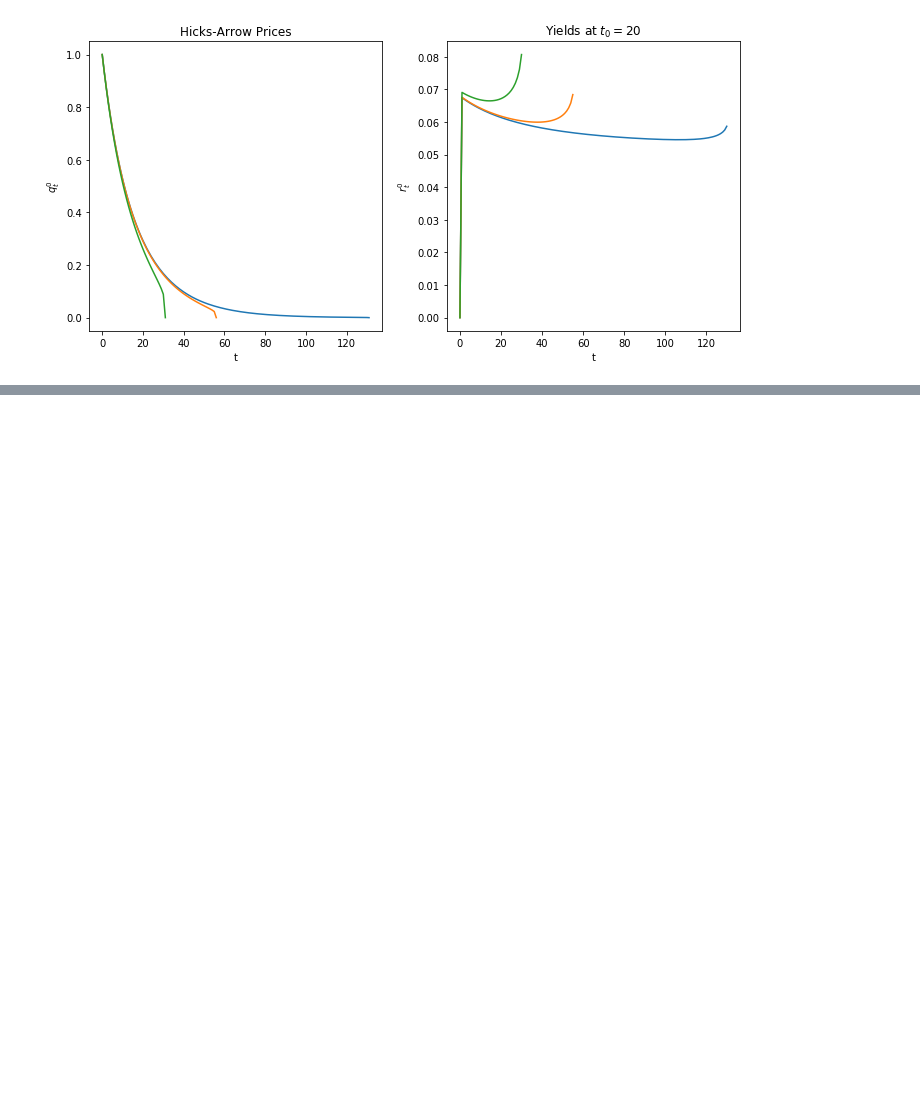
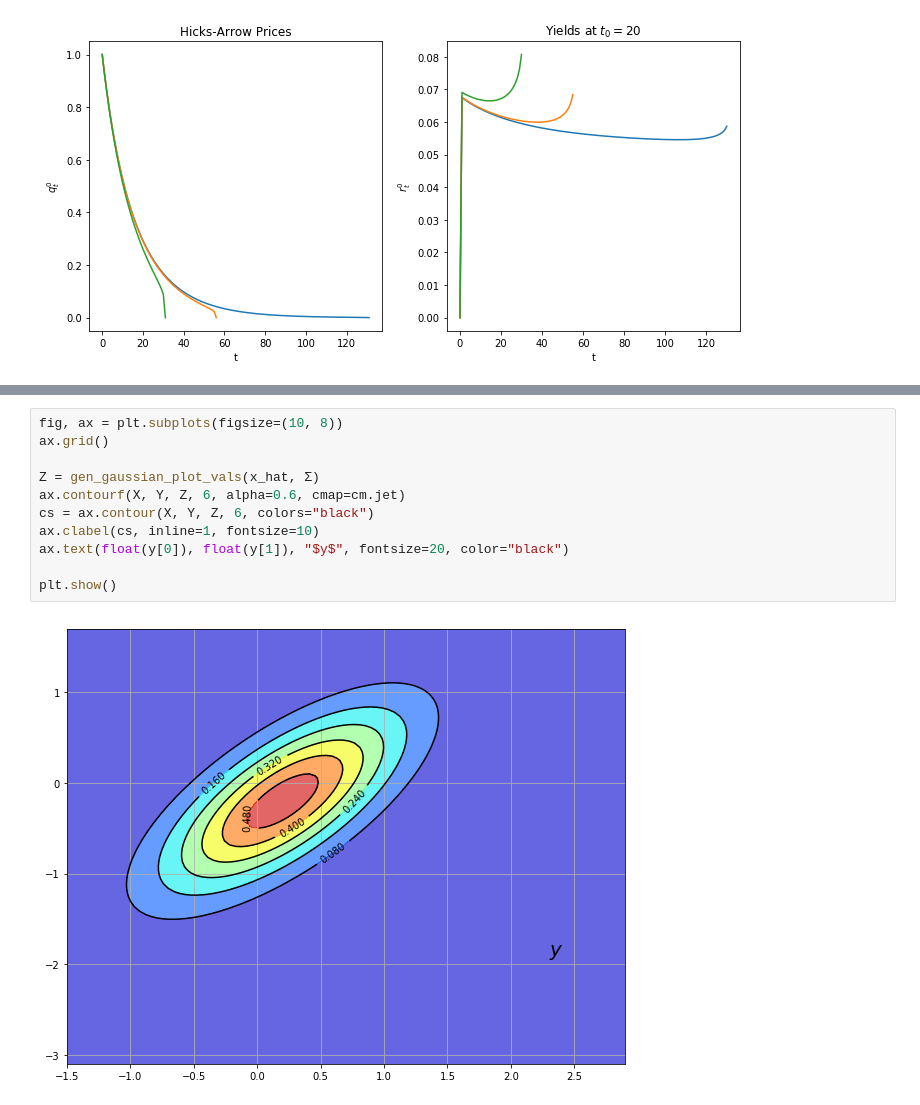
Before and after one commit to PanPip/QuantEcon_Tasks, a Jupyter notebook: Tools_and_techniques.ipynb, the cells around one changed output, grey strips where cells are left out. Saved outputs shown, nothing was run; the diff lists cells and outputs as text; blank space fills up the shorter version.

```diff
--- a/Tools_and_techniques.ipynb
+++ b/Tools_and_techniques.ipynb
@@ -1157,0 +1250,13 @@ Converged successfully on iteration 25
+# %%
+fig, ax = plt.subplots(figsize=(10, 8))
+ax.grid()
+
+Z = gen_gaussian_plot_vals(x_hat, Σ)
+ax.contourf(X, Y, Z, 6, alpha=0.6, cmap=cm.jet)
+cs = ax.contour(X, Y, Z, 6, colors="black")
+ax.clabel(cs, inline=1, fontsize=10)
+ax.text(float(y[0]), float(y[1]), "$y$", fontsize=20, color="black")
+
+plt.show()
+# %% [output]
+[figure, added]
```
Also changed, not shown: parts of 5 cells of this notebook.
